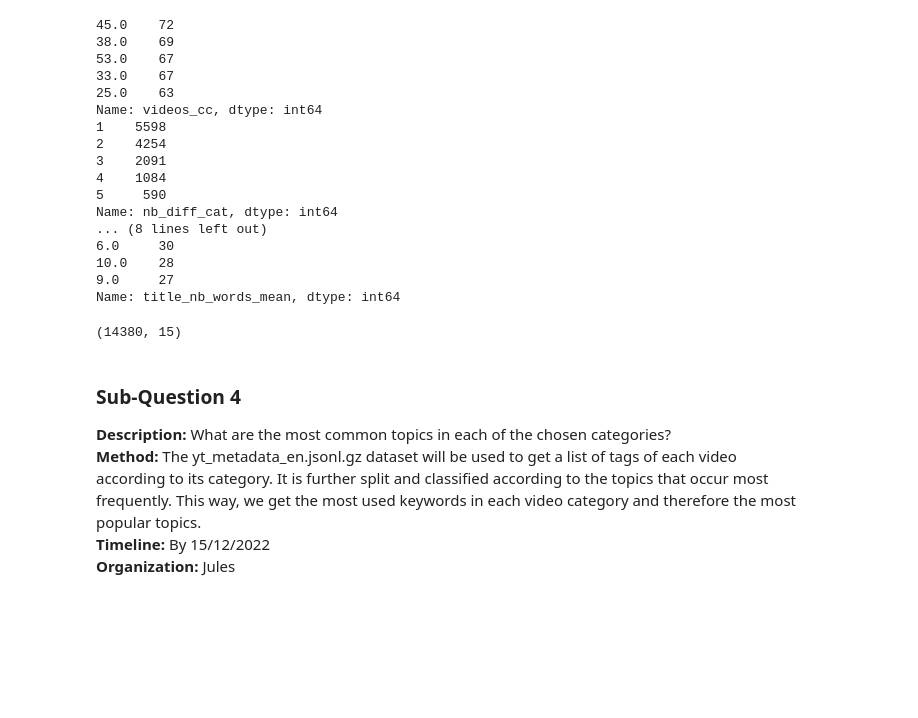
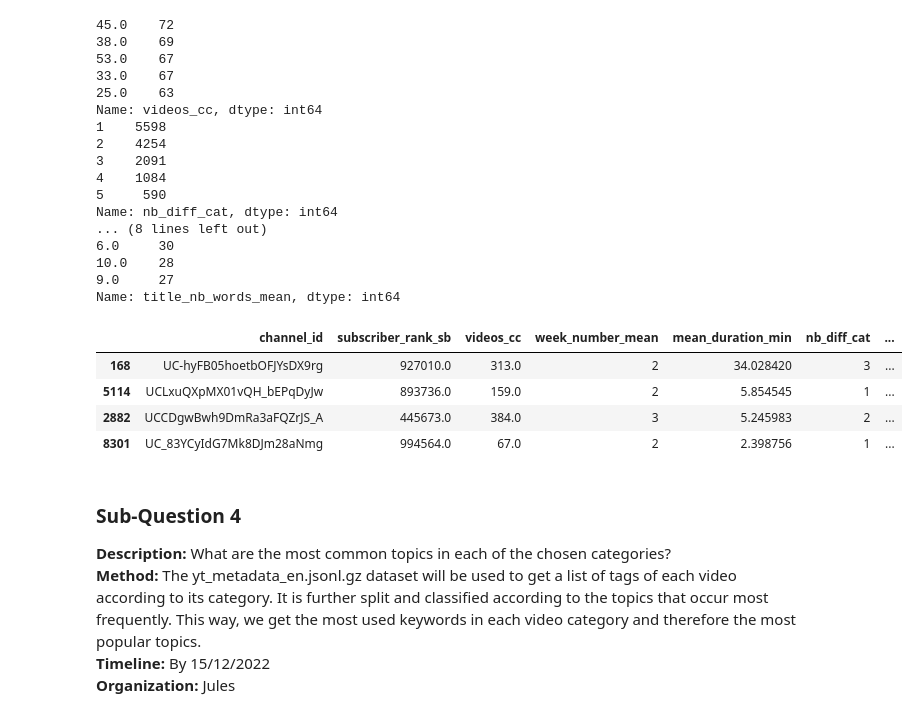
Before and after one commit to epfl-ada/ada-2022-project-adaptation, a Jupyter notebook: MS3_Analysis.ipynb, the cells around one changed output. Saved outputs shown, nothing was run; the diff lists cells and outputs as text; code cells hidden in the pictures; blank space fills up the shorter version.

```diff
--- a/MS3_Analysis.ipynb
+++ b/MS3_Analysis.ipynb
@@ -934,10 +963,14 @@ Name: nb_diff_cat, dtype: int64
 10.0    28
 9.0     27
 Name: title_nb_words_mean, dtype: int64
-# %%
-dataset.shape
-# %% [output]
-(14380, 15)
+# %%
+dataset.sample(4)
+# %% [output]
+|  | channel_id | subscriber_rank_sb | videos_cc | week_number_mean | mean_duration_min | nb_diff_cat | ... |
+| 168 | UC-hyFB05hoetbOFJYsDX9rg | 927010.0 | 313.0 | 2 | 34.028420 | 3 | ... |
+| 5114 | UCLxuQXpMX01vQH_bEPqDyJw | 893736.0 | 159.0 | 2 | 5.854545 | 1 | ... |
+| 2882 | UCCDgwBwh9DmRa3aFQZrJS_A | 445673.0 | 384.0 | 3 | 5.245983 | 2 | ... |
+| 8301 | UC_83YCyIdG7Mk8DJm28aNmg | 994564.0 | 67.0 | 2 | 2.398756 | 1 | ... |
 # %% [markdown]
 ### Sub-Question 4
 
```
Also changed, not shown: parts of 10 cells of this notebook.
